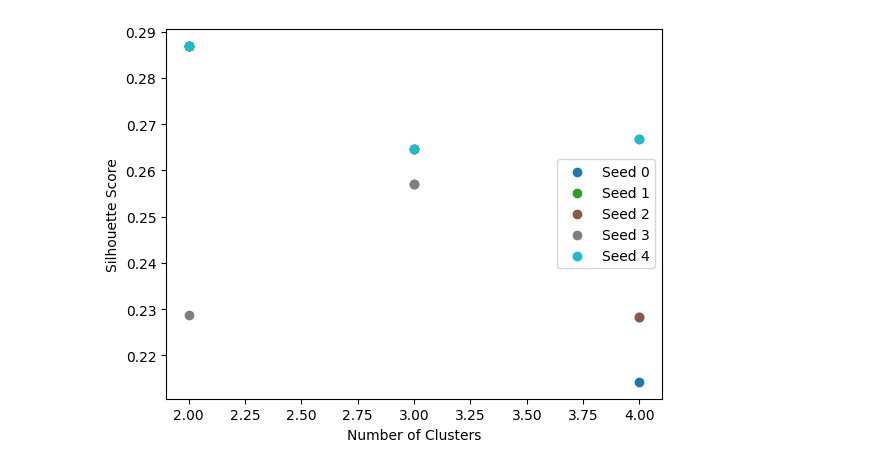
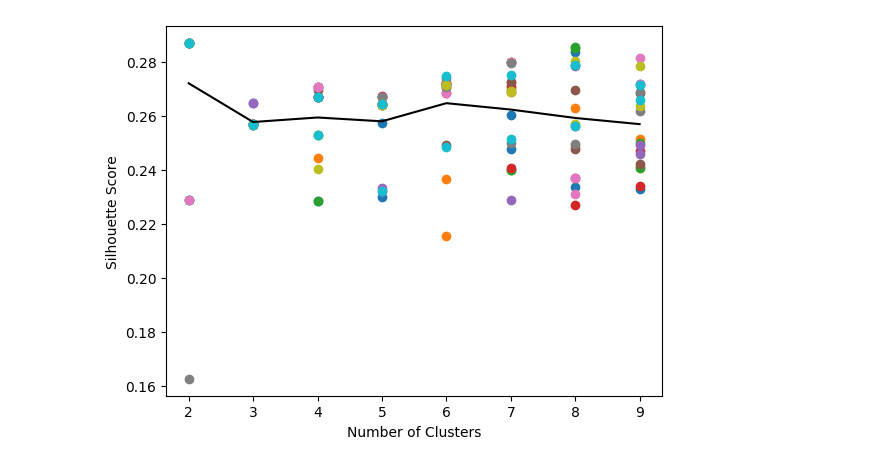
Before and after one commit to troytyggis55/IDATT2502-applied-machine-learning, a Jupyter notebook: assignment-7/main.ipynb, the cells around one changed output. Drawn from its saved outputs; the diff is of its cells as text; code cells hidden in the pictures.

Commit message:
Used gpu libraries to perform kmeans clustering

```diff
--- a/assignment-7/main.ipynb
+++ b/assignment-7/main.ipynb
@@ -24,22 +26,25 @@ array([[1, 5, 2, ..., 2, 3, 5],
 # %%
-from sklearn.cluster import KMeans
-from sklearn.metrics import silhouette_score
+import cuml
+from cuml.cluster import KMeans
+from cuml.metrics.cluster import silhouette_score
 
-clusters = range(2, 5)
-seeds = range(5)
+clusters = range(2, 10)
+seeds = range(20)
 results = []
 
 clusters_calulated = 0
 
 for seed in seeds:
     for cluster in clusters:
-        kmeans = KMeans(n_clusters=cluster, random_state=seed).fit(data)
-        score = silhouette_score(data, kmeans.labels_)
+        kmeans = KMeans(n_clusters=cluster, random_state=seed).fit(data.to_cupy())
+        score = silhouette_score(data.to_numpy(), kmeans.labels_)
         results.append([cluster, seed, score])
 
         clusters_calulated += 1
         print("Clusters calculated", clusters_calulated, end="\r")
 
+    print(end="\r")
 
-pandas.DataFrame(results, columns=['Clusters', 'Seed', 'Silhouette Score'])
+cudf.DataFrame(results, columns=['Clusters', 'Seed', 'Silhouette Score'])
+results
 # %% [output]
@@ -48,18 +69,22 @@ KeyboardInterrupt:
 # %%
-# Plot the data points where the x-axis is the number of clusters and the y-axis is the silhouette score
-
 import matplotlib.pyplot as plt
 
 colormap = plt.get_cmap('tab10', len(seeds))
 
 for seed in seeds:
     seed_results = [result for result in results if result[1] == seed]
-    seed_df = pandas.DataFrame(seed_results, columns=['Clusters', 'Seed', 'Silhouette Score'])
-    plt.scatter(seed_df['Clusters'], seed_df['Silhouette Score'], label=f'Seed {seed}', color=colormap(seed))
+    plt.scatter([result[0] for result in seed_results], [result[2] for result in seed_results], color=colormap(seed), label=f'Seed {seed}')
+
+average_scores = []
+for cluster in clusters:
+    average_score = sum([result[2] for result in results if result[0] == cluster]) / len(seeds)
+    average_scores.append(average_score)
+
+plt.plot(clusters, average_scores, color='black', label='Average Score')
+
 
 plt.xlabel('Number of Clusters')
 plt.ylabel('Silhouette Score')
-plt.legend()
 plt.show()
 # %% [output]
-[figure, old version]
+[figure, new version]
```
Also changed, not shown: parts of 3 cells of this notebook.
